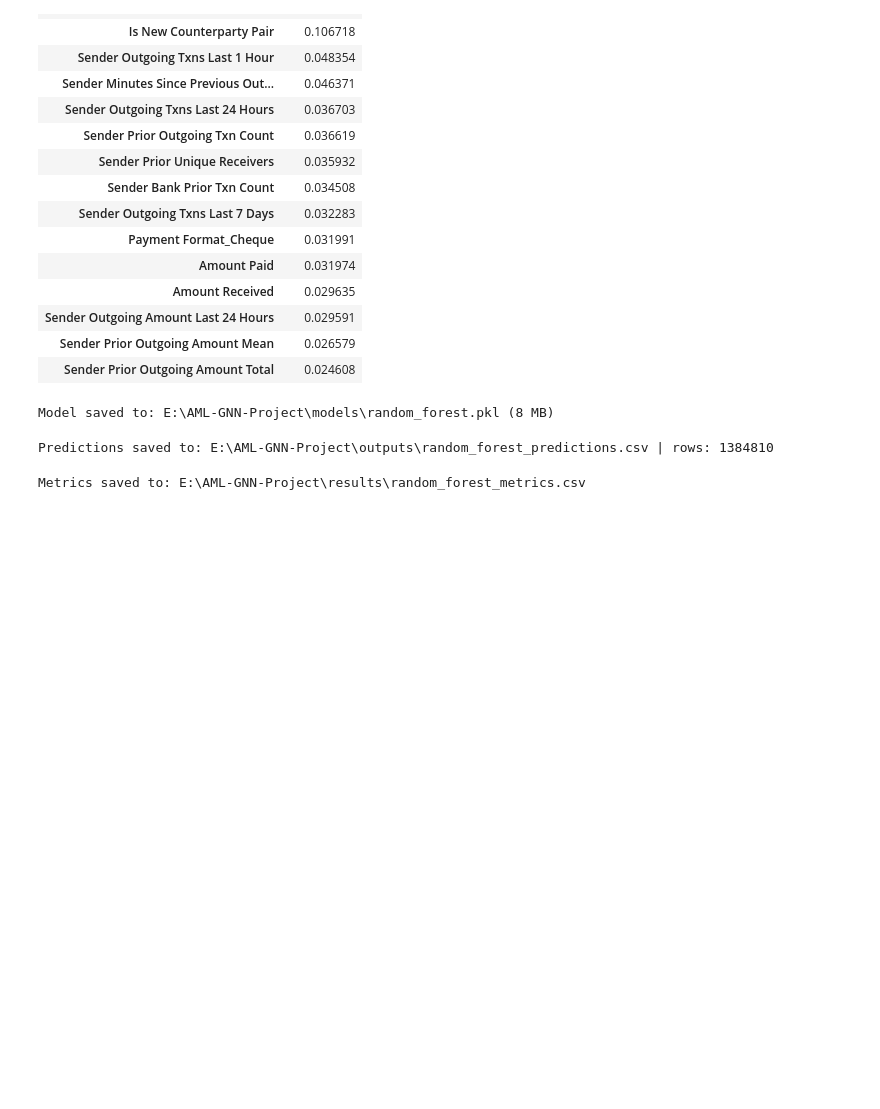
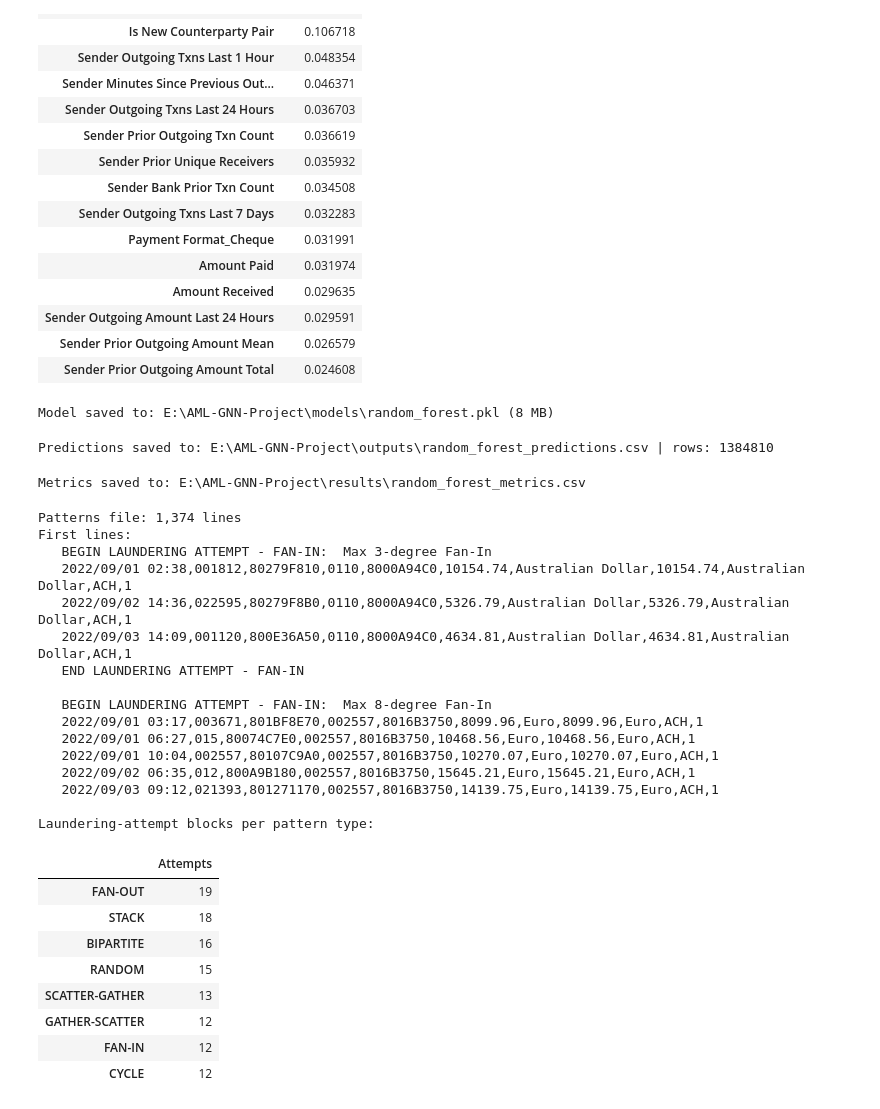
Before and after one commit to listondsouza/AML-GNN-Project, a Jupyter notebook: notebooks/10_baseline_random_forest.ipynb, the cells around one changed output. Drawn from its saved outputs; the diff is of its cells as text; code cells hidden in the pictures; blank space fills up the shorter version.

```diff
--- a/notebooks/10_baseline_random_forest.ipynb
+++ b/notebooks/10_baseline_random_forest.ipynb
@@ -913,3 +913,54 @@ metrics_df.to_csv(METRICS_PATH, index=False)
 print("Metrics saved to:", METRICS_PATH)
 # %% [output]
 Metrics saved to: E:\AML-GNN-Project\results\random_forest_metrics.csv
+# %%
+# LI-Small_Patterns.txt is NOT a one-row-per-transaction CSV. It is a separate pattern-analysis / validation resource.
+# We only inspect it here (count the pattern types). We deliberately do NOT merge it into the feature matrix and
+# we do NOT invent transaction-level pattern labels.
+if PATH_PATTERNS.exists():
+    begin_re = re.compile(r"BEGIN LAUNDERING ATTEMPT\s*-\s*([A-Za-z0-9\-_ ]+?)\s*(?::|$)", re.I)
+    pattern_counts, preview, n_lines = {}, [], 0
+    with open(PATH_PATTERNS, "r", errors="ignore") as fh:
+        for line in fh:
+            n_lines += 1
+            if len(preview) < 12:
+                preview.append(line.rstrip())
+            m = begin_re.search(line)
+            if m:
+                k = m.group(1).strip().upper()
+                pattern_counts[k] = pattern_counts.get(k, 0) + 1
+    print(f"Patterns file: {n_lines:,} lines")
+    print("First lines:"); print("\n".join("   " + p for p in preview))
+    if pattern_counts:
+        print("\nLaundering-attempt blocks per pattern type:")
+        display(pd.Series(pattern_counts, name="Attempts").sort_values(ascending=False).to_frame())
+    else:
+        print("No 'BEGIN LAUNDERING ATTEMPT' headers recognised - inspect the file format manually.")
+else:
+    print("Patterns file not found - skipping (it is not required for training).")
+# %% [output]
+Patterns file: 1,374 lines
+First lines:
+   BEGIN LAUNDERING ATTEMPT - FAN-IN:  Max 3-degree Fan-In
+   2022/09/01 02:38,001812,80279F810,0110,8000A94C0,10154.74,Australian Dollar,10154.74,Australian Dollar,ACH,1
+   2022/09/02 14:36,022595,80279F8B0,0110,8000A94C0,5326.79,Australian Dollar,5326.79,Australian Dollar,ACH,1
+   2022/09/03 14:09,001120,800E36A50,0110,8000A94C0,4634.81,Australian Dollar,4634.81,Australian Dollar,ACH,1
+   END LAUNDERING ATTEMPT - FAN-IN
+
+   BEGIN LAUNDERING ATTEMPT - FAN-IN:  Max 8-degree Fan-In
+   2022/09/01 03:17,003671,801BF8E70,002557,8016B3750,8099.96,Euro,8099.96,Euro,ACH,1
+   2022/09/01 06:27,015,80074C7E0,002557,8016B3750,10468.56,Euro,10468.56,Euro,ACH,1
+   2022/09/01 10:04,002557,80107C9A0,002557,8016B3750,10270.07,Euro,10270.07,Euro,ACH,1
+   2022/09/02 06:35,012,800A9B180,002557,8016B3750,15645.21,Euro,15645.21,Euro,ACH,1
+   2022/09/03 09:12,021393,801271170,002557,8016B3750,14139.75,Euro,14139.75,Euro,ACH,1
+
+Laundering-attempt blocks per pattern type:
+|  | Attempts |
+| FAN-OUT | 19 |
+| STACK | 18 |
+| BIPARTITE | 16 |
+| RANDOM | 15 |
+| SCATTER-GATHER | 13 |
+| GATHER-SCATTER | 12 |
+| FAN-IN | 12 |
+| CYCLE | 12 |
```
Also changed, not shown: parts of 5 cells of this notebook, 19 other files.
